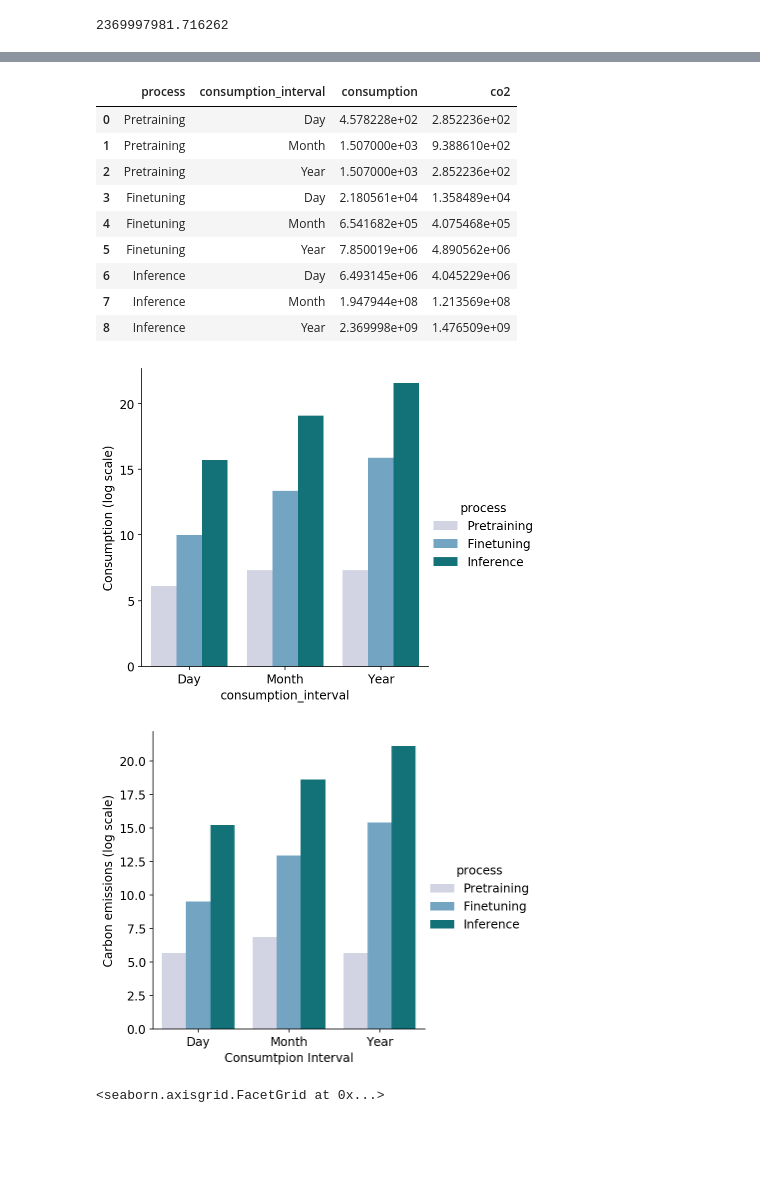
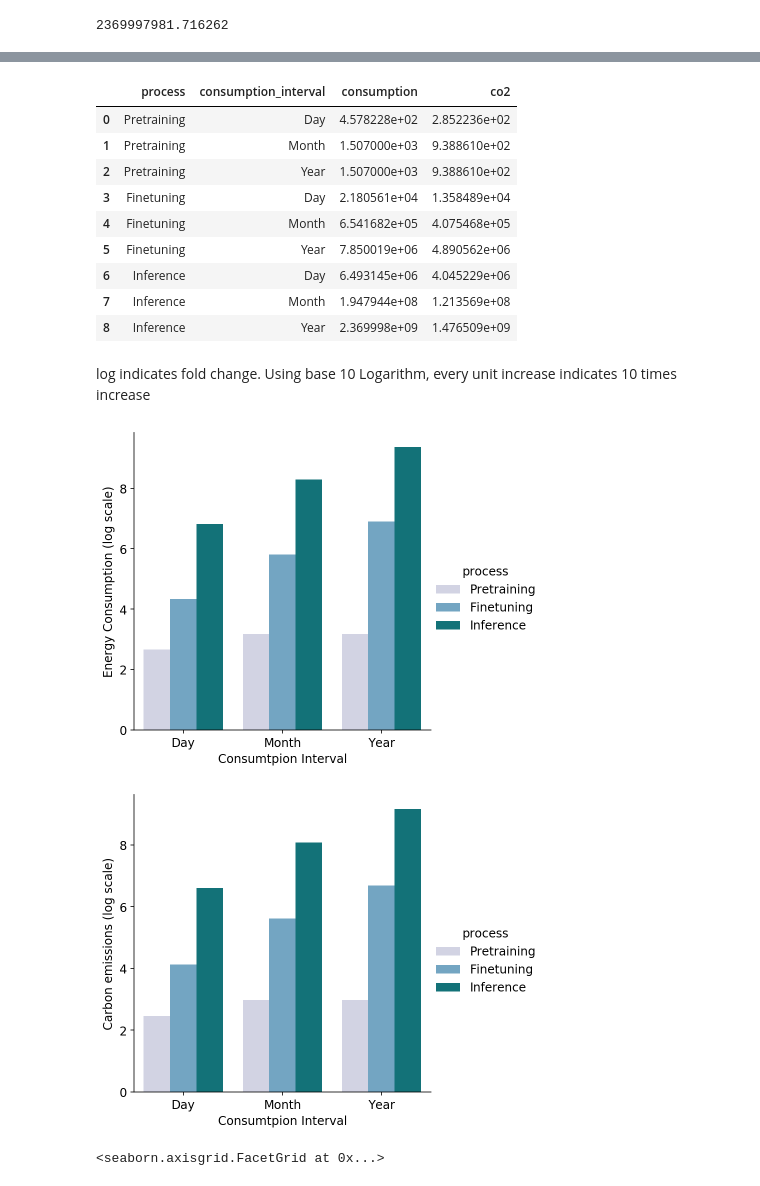
Before and after one commit to MScDissertation/NLP, a Jupyter notebook: InferencePowerMonitor.ipynb, the cells around one changed output, grey strips where cells are left out. Drawn from its saved outputs; the diff is of its cells as text; code cells hidden in the pictures; blank space fills up the shorter version.

```diff
--- a/InferencePowerMonitor.ipynb
+++ b/InferencePowerMonitor.ipynb
@@ -14,6 +14,11 @@ mpl.rcParams['savefig.dpi'] = 300
 mpl.rcParams['font.size'] = 12
 
 plt.style.use('tableau-colorblind10')
+# %%
+GPU_TDP = 250 # Watt
+CPU_TDP = 85 # Watt
+GPU_utilisation =  70 #percentage
+CPU_utilisation = 1 #assumed
 # %%
 df_reading = pd.read_csv("logs/power_reading_glue.csv")
 # %%
@@ -76,4 +81,14 @@ uk_co2 = df_co2.loc[df_co2.country == 'United Kingdom'].impact.mean()
 
 df_time_interval['CO2e'] = uk_co2 * df_time_interval['pm_energy_consumption']
 df_time_interval['kg CO2e/kWh'] = df_time_interval['CO2e'] /1000
+# %%
+df_time_interval['time * GPU TDP'] = df_time_interval['total_time']/3600 * GPU_TDP  / 1000
+df_time_interval['time * (GPU + CPU)'] =((df_time_interval['total_time']/3600 * GPU_TDP) +
+                                         (df_time_interval['total_time']/3600 * CPU_TDP)) / 1000
+df_time_interval['time * (GPU + CPU) * real_util'] = ((df_time_interval['total_time']/3600 *
+                                                       GPU_TDP * GPU_utilisation/100 )
+                                                  + (df_time_interval['total_time']/3600 *
+                                                     CPU_TDP * CPU_utilisation)) / 1000
+
+df_time_interval['time * CPU'] = df_time_interval['total_time']/3600 * CPU_TDP / 1000
 # %%
@@ -138,7 +151,7 @@ pretrain_daily = (1507 / 79) * 24
 pretrain_monthly_co2 = uk_co2 * pretrain_consumption / 1000
 pretrain_daily_co2 = uk_co2 * pretrain_daily / 1000
 pretrain_array = ["Pretraining",pretrain_daily, pretrain_consumption, pretrain_consumption,pretrain_daily_co2,
-                  pretrain_monthly_co2,pretrain_daily_co2]
+                  pretrain_monthly_co2,pretrain_monthly_co2]
 # %%
 # mean_df.loc[3] = pretrain_array
 # %%
@@ -190,28 +203,30 @@ plot_df
 |  | process | consumption_interval | consumption | co2 |
 | 0 | Pretraining | Day | 4.578228e+02 | 2.852236e+02 |
 | 1 | Pretraining | Month | 1.507000e+03 | 9.388610e+02 |
-| 2 | Pretraining | Year | 1.507000e+03 | 2.852236e+02 |
+| 2 | Pretraining | Year | 1.507000e+03 | 9.388610e+02 |
 | 3 | Finetuning | Day | 2.180561e+04 | 1.358489e+04 |
 | 4 | Finetuning | Month | 6.541682e+05 | 4.075468e+05 |
 | 5 | Finetuning | Year | 7.850019e+06 | 4.890562e+06 |
 | 6 | Inference | Day | 6.493145e+06 | 4.045229e+06 |
 | 7 | Inference | Month | 1.947944e+08 | 1.213569e+08 |
 | 8 | Inference | Year | 2.369998e+09 | 1.476509e+09 |
+# %% [markdown]
+log indicates fold change. Using base 10 Logarithm, every unit increase indicates 10 times increase
 # %%
 #plot trial
-plot_df["Consumption (log scale)"] = np.log(plot_df['consumption'])
+plot_df["Consumption (log scale)"] = np.log10(plot_df['consumption'])
 g = sns.catplot(x="consumption_interval", y="Consumption (log scale)", hue="process", data=plot_df,
                  kind="bar", palette='PuBuGn')
-
+g.set(ylabel="Energy Consumption (log scale)", xlabel="Consumtpion Interval")
 plt.savefig('viz/overallConsumption.png',dpi=300)
 # %% [output]
-[figure, old version]
+[figure, new version]
 # %%
-plot_df["CO2e (log scale)"] = np.log(plot_df['co2'])
+plot_df["CO2e (log scale)"] = np.log10(plot_df['co2'])
 g = sns.catplot(x="consumption_interval", y="CO2e (log scale)", hue="process", data=plot_df,
                  kind="bar", palette='PuBuGn')
 g.set(ylabel="Carbon emissions (log scale)", xlabel="Consumtpion Interval")
 plt.savefig('viz/overallCO2.png',dpi=300)
 # %% [output]
-[figure, old version]
+[figure, new version]
 # %%
```
Also changed, not shown: parts of 6 cells of this notebook, 9 other files.
